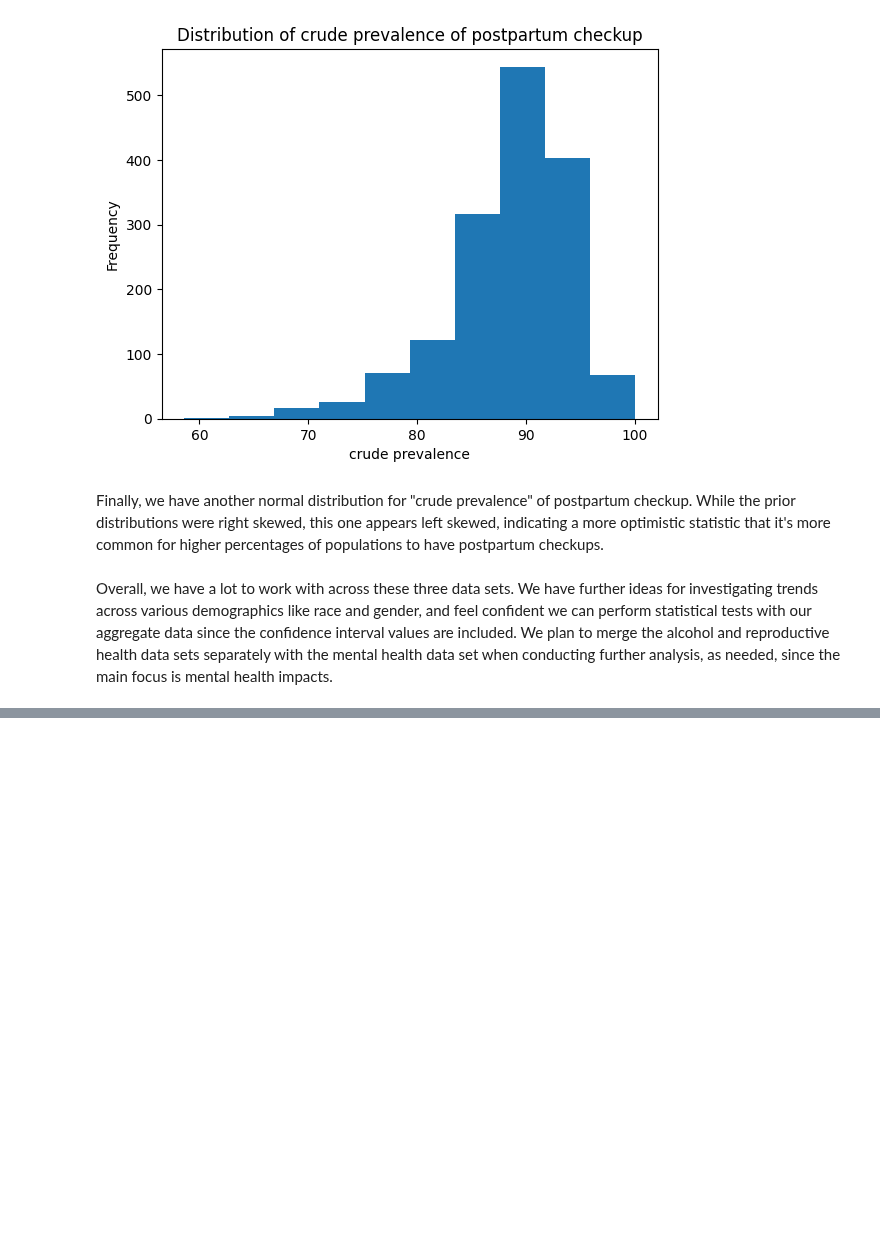
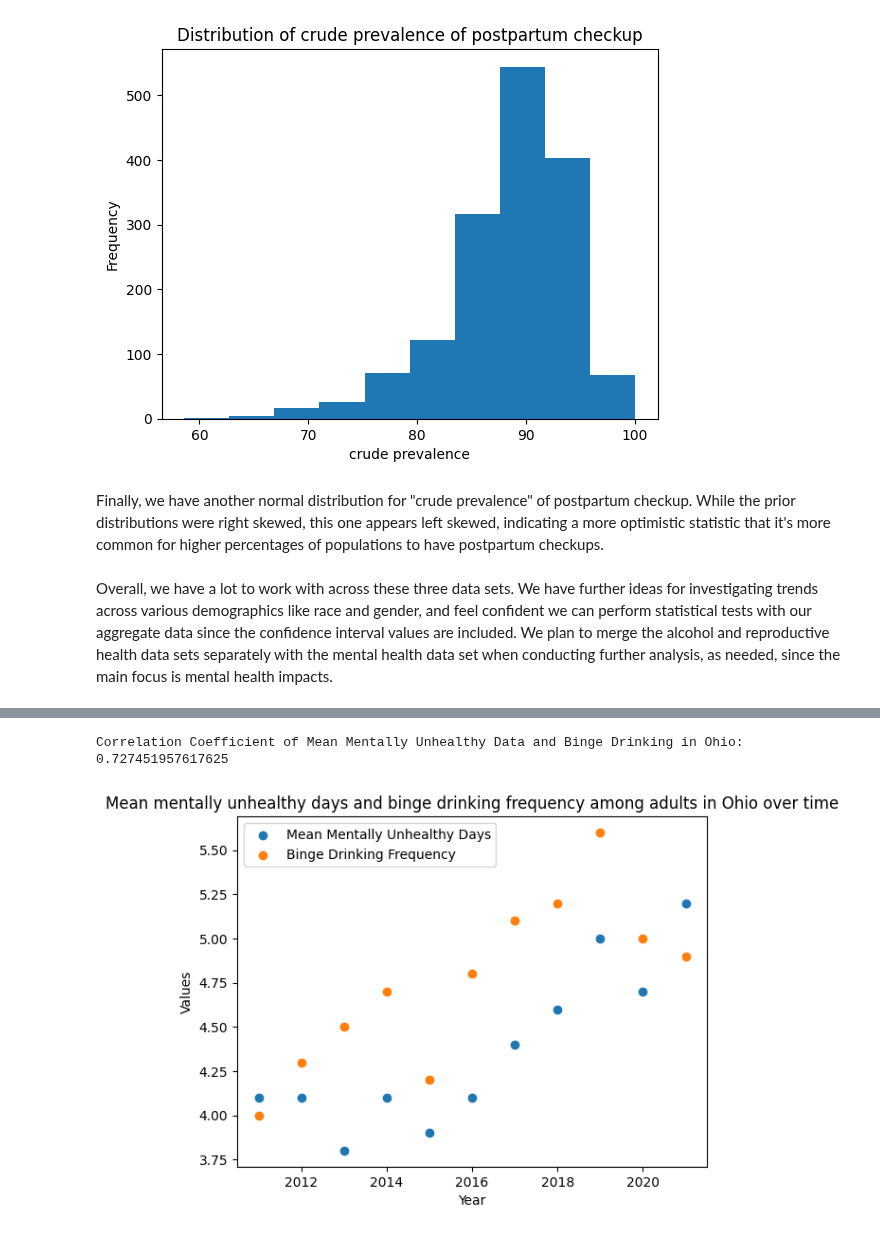
Before and after one commit to jrmcmill/618-project, a Jupyter notebook: JMproject-description.ipynb, the cells around one changed output, grey strips where cells are left out. Cells and saved outputs as stored; diff of their text form; code cells hidden in the pictures; blank space fills up the shorter version.

```diff
--- a/JMproject-description.ipynb
+++ b/JMproject-description.ipynb
@@ -475,0 +516,15 @@ Overall, we have a lot to work with across these three data sets. We have furthe
+# %%
+print("Correlation Coefficient of Mean Mentally Unhealthy Data and Binge Drinking in Ohio:", mh_al_oh['DataValue_mh'].corr(mh_al_oh['DataValue_al']))
+# %% [output]
+Correlation Coefficient of Mean Mentally Unhealthy Data and Binge Drinking in Ohio: 0.727451957617625
+# %%
+# Create a scatter plot of the line plot
+plt.scatter(mh_al_oh['YearStart'], mh_al_oh['DataValue_mh'], label='Mean Mentally Unhealthy Days')
+plt.scatter(mh_al_oh['YearStart'], mh_al_oh['DataValue_al'], label='Binge Drinking Frequency')
+plt.xlabel('Year')
+plt.ylabel('Values')
+plt.title('Mean mentally unhealthy days and binge drinking frequency among adults in Ohio over time')
+plt.legend()
+plt.show()
+# %% [output]
+[figure, added]
```
Also changed, not shown: parts of 9 cells of this notebook.
